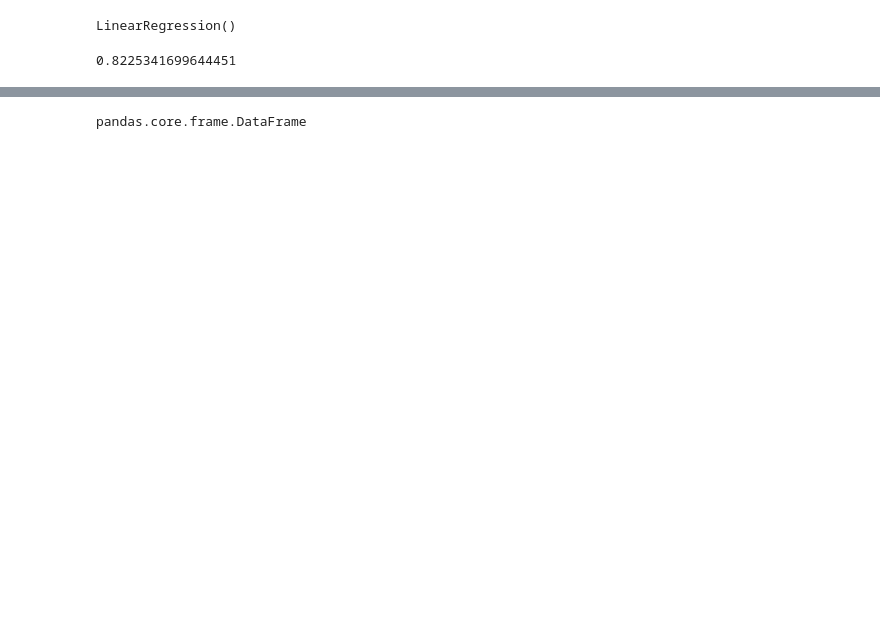
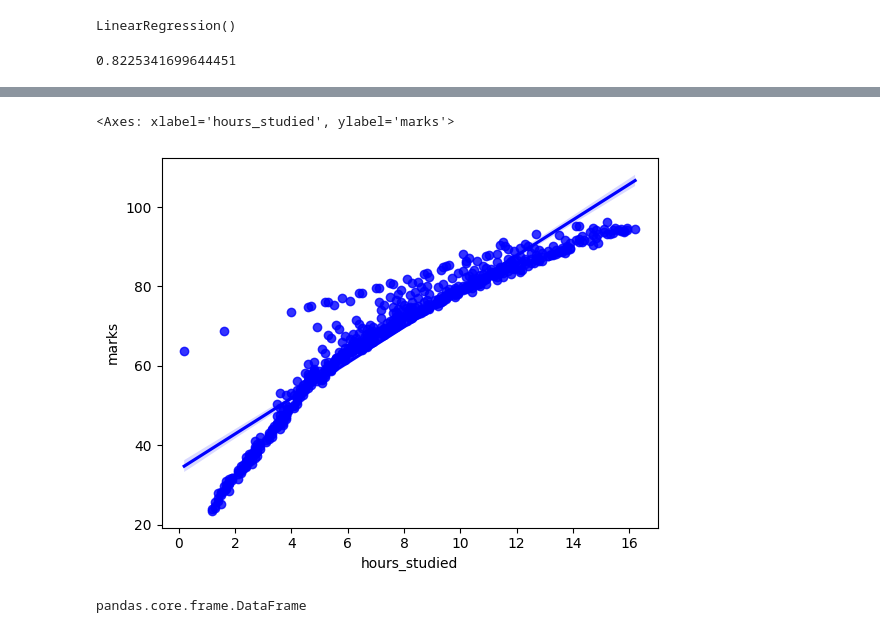
Before and after one commit to mostafizcse007/Machine-Learning, a Jupyter notebook: Week 3/Linear Regression.ipynb, the cells around one changed output, grey strips where cells are left out. Saved outputs shown, nothing was run; the diff lists cells and outputs as text; code cells hidden in the pictures; blank space fills up the shorter version.

```diff
--- a/Week 3/Linear Regression.ipynb
+++ b/Week 3/Linear Regression.ipynb
@@ -36,3 +36,8 @@ plt.show()
+# %%
+sns.regplot(x=X_train,y=y_train,color='b')
+# %% [output]
+<Axes: xlabel='hours_studied', ylabel='marks'>
+[figure, added]
 # %%
 hr = pd.DataFrame({'hours_studied':[9]})
 lr.predict(hr)
```
Also changed, not shown: parts of 1 cell of this notebook, 1 other file.
